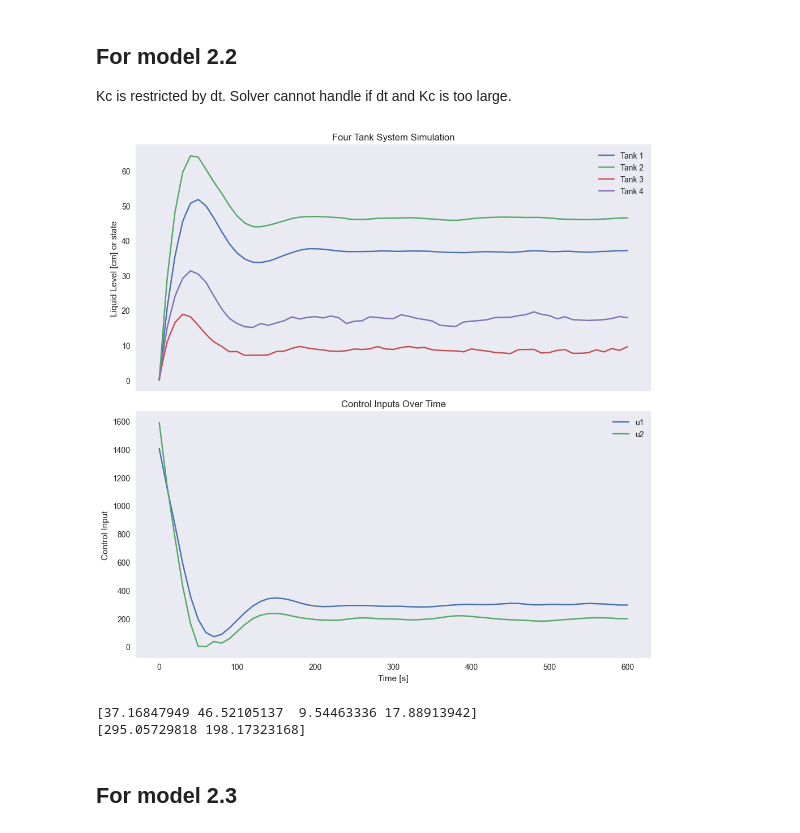
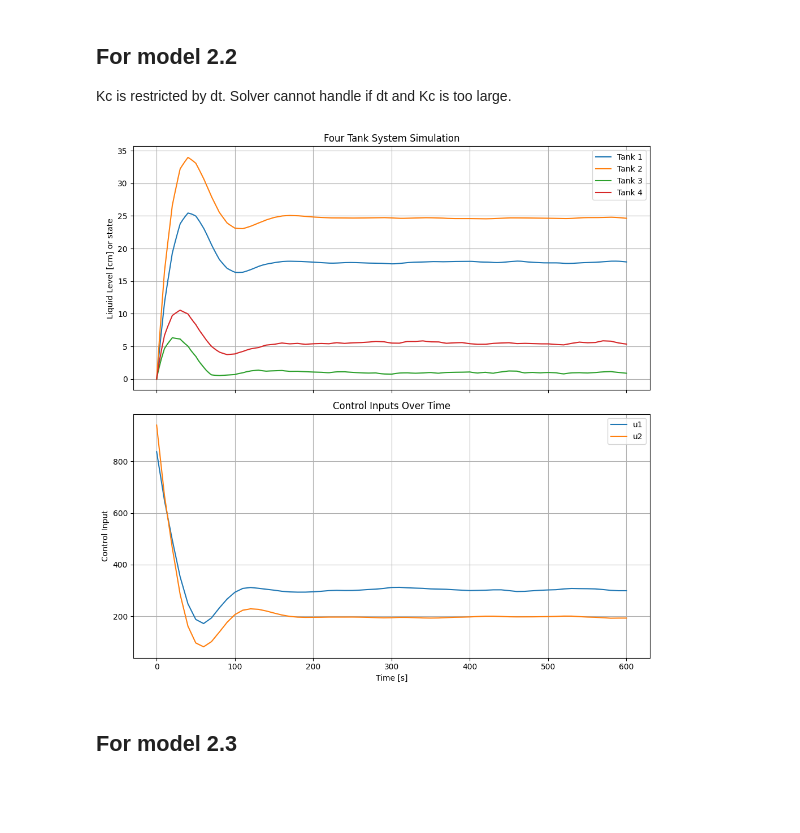
Before and after one commit to Comicboy/DTU_MPC, a Jupyter notebook: Modified_FourTank.ipynb, the cells around one changed output. Cells and saved outputs as stored; diff of their text form; code cells hidden in the pictures; blank space fills up the shorter version.

```diff
--- a/Modified_FourTank.ipynb
+++ b/Modified_FourTank.ipynb
@@ -124,25 +123,20 @@ Kc is restricted by dt. Solver cannot handle if dt and Kc is too large.
 # %%
 dt = 10   # update every 10sek
 t_stop = 10*60
 t = np.arange(0,t_stop+dt,dt)
 N = len(t)
 #F1, F2 = 300, 300
 u0 = np.array([0,0])
-d = 100*np.ones([2,N-1])
-r = np.array([36.85514999, 46.33122105,  8.23605997, 17.28570838])  # set point (steady state when input is [300,200,100,100])
-#r = np.array([17.90248217, 24.66734099,  1.06132002,  5.37293261]) # set point (steady state when input is [300,200,0,0])
+d = np.zeros([2,N-1])
+
+r = np.array([17.90248217, 24.66734099,  1.06132002,  5.37293261]) # set point (steady state when input is [300,200,0,0])
 #u[:,0] = F1,F2
 
 us = fun.compute_steady_state_pump_flow(r,p)
 
-T_all, X_all, H_all, u, y, z = fun.closed_loop_sim22(t, x0, u0, d, p, us, r, controller=fun.PIDcontroller, noise_level=20, Kc=10,Ki=1,Kd=100)
-
-print(z[:,-1])
-print(u[:,-1])
+T_all, X_all, H_all, u, y, z = fun.closed_loop_sim22(t, x0, u0, d, p, us, r, controller=fun.PIDcontroller, noise_level=5, Kc=10,Ki=1,Kd=100)
 # %% [output]
-[figure, old version]
+[figure, new version]
-[37.16847949 46.52105137  9.54463336 17.88913942]
-[295.05729818 198.17323168]
 # %% [markdown]
 ## For model 2.3
 # %%
```
Also changed, not shown: parts of 23 cells of this notebook, 12 other files.
